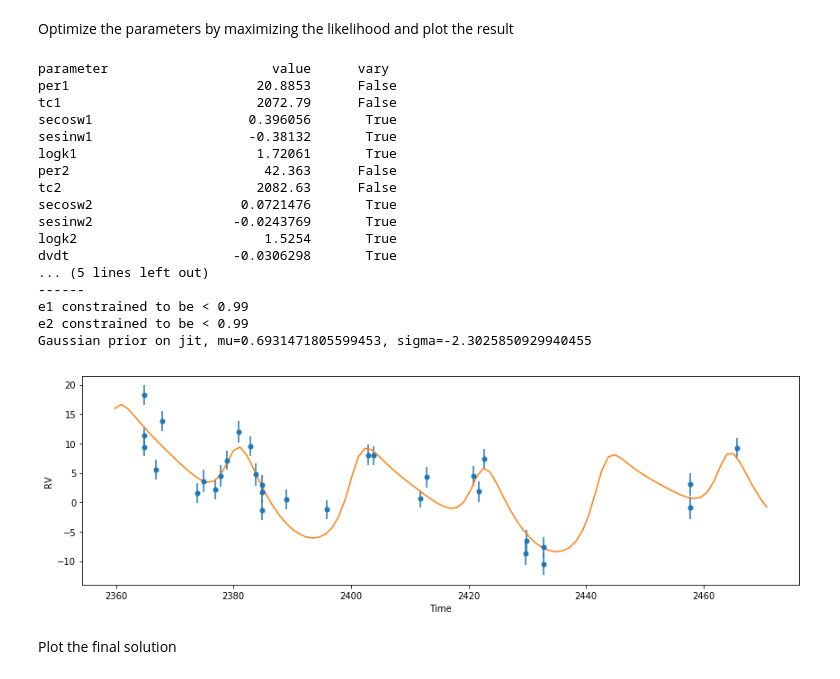
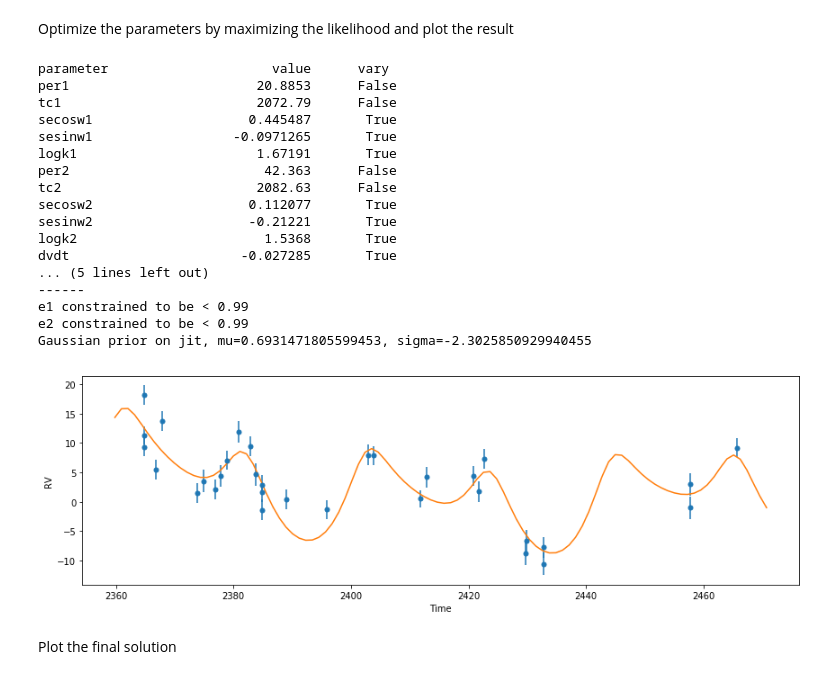
Before and after one commit to California-Planet-Search/radvel, a Jupyter notebook: docs/tutorials/K2-24_Fitting+MCMC.ipynb, the cells around one changed output. Saved outputs shown, nothing was run; the diff lists cells and outputs as text; code cells hidden in the pictures.

```diff
--- a/docs/tutorials/K2-24_Fitting+MCMC.ipynb
+++ b/docs/tutorials/K2-24_Fitting+MCMC.ipynb
@@ -200,30 +201,30 @@ Optimize the parameters by maximizing the likelihood and plot the result
 # %%
 res  = optimize.minimize(
     post.neglogprob_array,
     post.get_vary_params(),
-    method='Nelder-Mead',)
+    method='Powell',)
 
 plot_results(like)
 print(post)
 # %% [output]
 parameter                     value      vary
 per1                        20.8853      False
 tc1                         2072.79      False
-secosw1                    0.396056       True
-sesinw1                    -0.38132       True
-logk1                       1.72061       True
+secosw1                    0.445487       True
+sesinw1                  -0.0971265       True
+logk1                       1.67191       True
 per2                         42.363      False
 tc2                         2082.63      False
-secosw2                   0.0721476       True
-sesinw2                  -0.0243769       True
-logk2                        1.5254       True
-dvdt                     -0.0306298       True
+secosw2                    0.112077       True
+sesinw2                    -0.21221       True
+logk2                        1.5368       True
+dvdt                      -0.027285       True
 ... (5 lines left out)
 ------
 e1 constrained to be < 0.99
 e2 constrained to be < 0.99
 Gaussian prior on jit, mu=0.6931471805599453, sigma=-2.3025850929940455
-[figure, old version]
+[figure, new version]
 # %% [markdown]
 Plot the final solution
 # %%
```
Also changed, not shown: parts of 5 cells of this notebook, 1 other file.
